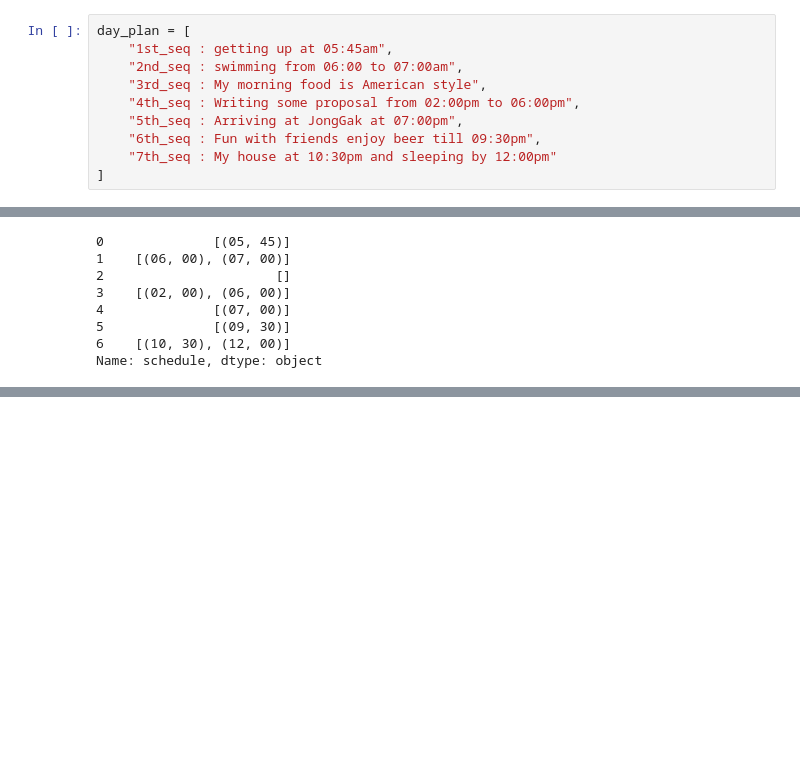
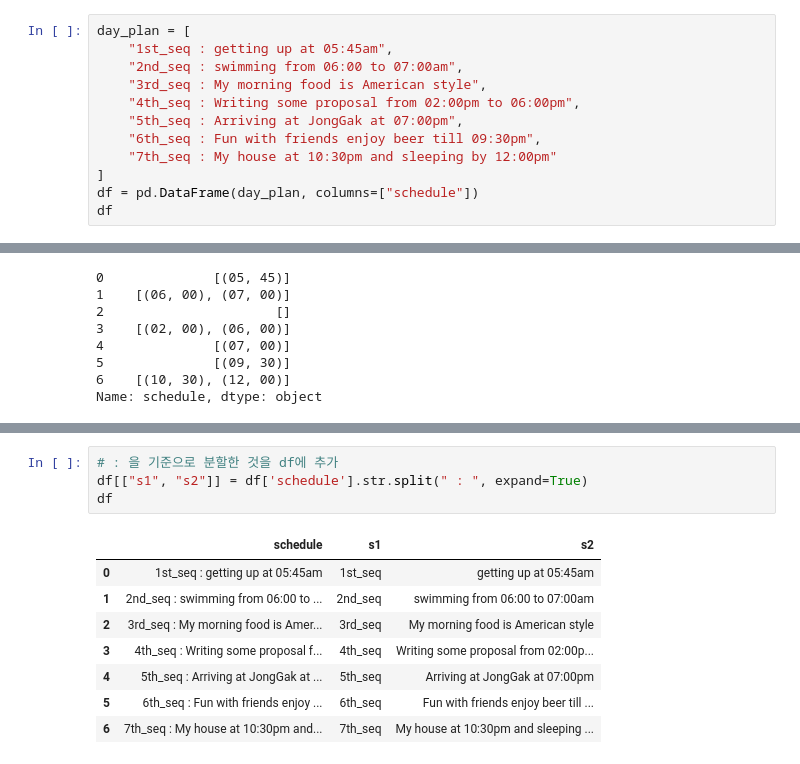
Before and after one commit to NamGle6318/pythonSource, a Jupyter notebook: analytics/텍스트 데이터 가공.ipynb, the cells around one changed output, grey strips where cells are left out. Saved outputs shown, nothing was run; the diff lists cells and outputs as text; blank space fills up the shorter version.

```diff
--- a/analytics/텍스트 데이터 가공.ipynb
+++ b/analytics/텍스트 데이터 가공.ipynb
@@ -196,6 +242,8 @@ day_plan = [
     "6th_seq : Fun with friends enjoy beer till 09:30pm",
     "7th_seq : My house at 10:30pm and sleeping by 12:00pm"
 ]
+df = pd.DataFrame(day_plan, columns=["schedule"])
+df
 # %% [output]
 |  | schedule |
 | 0 | 1st_seq : getting up at 05:45am |
@@ -273,0 +350,13 @@ Name: schedule, dtype: object
+# %%
+# : 을 기준으로 분할한 것을 df에 추가
+df[["s1", "s2"]] = df['schedule'].str.split(" : ", expand=True)
+df
+# %% [output]
+|  | schedule | s1 | s2 |
+| 0 | 1st_seq : getting up at 05:45am | 1st_seq | getting up at 05:45am |
+| 1 | 2nd_seq : swimming from 06:00 to ... | 2nd_seq | swimming from 06:00 to 07:00am |
+| 2 | 3rd_seq : My morning food is Amer... | 3rd_seq | My morning food is American style |
+| 3 | 4th_seq : Writing some proposal f... | 4th_seq | Writing some proposal from 02:00p... |
+| 4 | 5th_seq : Arriving at JongGak at ... | 5th_seq | Arriving at JongGak at 07:00pm |
+| 5 | 6th_seq : Fun with friends enjoy ... | 6th_seq | Fun with friends enjoy beer till ... |
+| 6 | 7th_seq : My house at 10:30pm and... | 7th_seq | My house at 10:30pm and sleeping ... |
```
Also changed, not shown: parts of 29 cells of this notebook, 5 other files.
